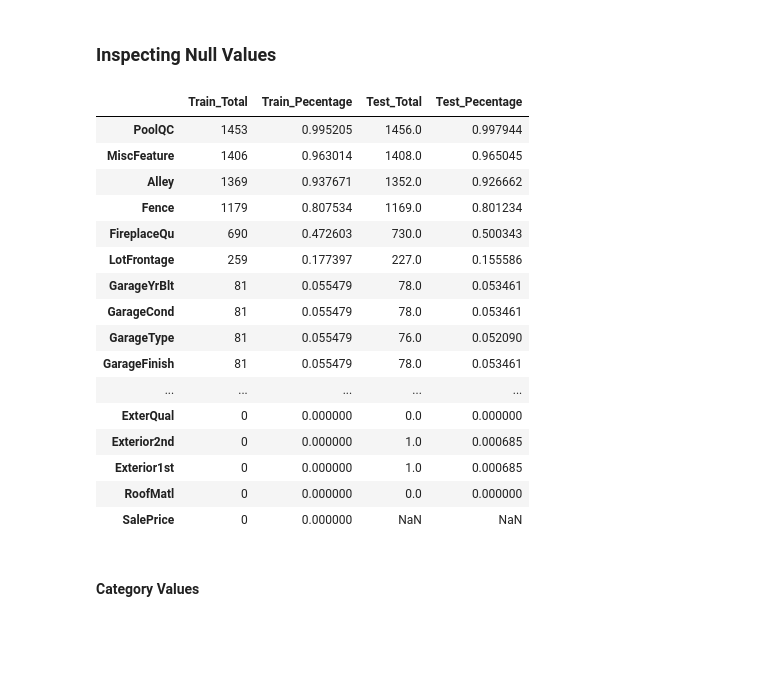
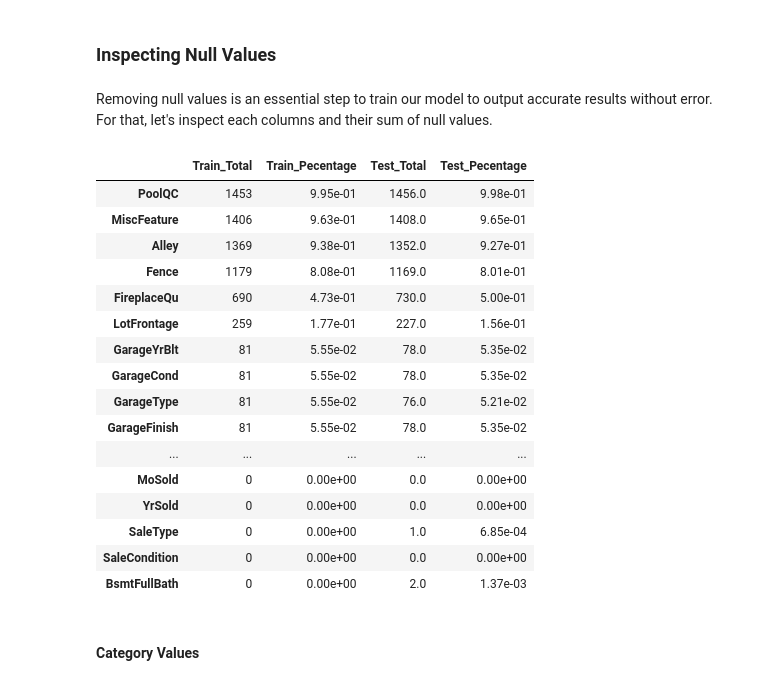
Before and after one commit to PrynsTag/Kaggle-Competitions, a Jupyter notebook: 02 - House Prices - Advanced Regression Techniques/house_prices_prediction.ipynb, the cells around one changed output. Drawn from its saved outputs; the diff is of its cells as text; code cells hidden in the pictures; blank space fills up the shorter version.

```diff
--- a/02 - House Prices - Advanced Regression Techniques/house_prices_prediction.ipynb
+++ b/02 - House Prices - Advanced Regression Techniques/house_prices_prediction.ipynb
@@ -21,6 +21,7 @@ test_data = pd.read_csv("./datasets/test.csv")
 pd.set_option("display.max_rows", 500)
 pd.set_option("display.max_columns", 500)
 pd.set_option("display.width", 500)
+pd.set_option("precision", 2)
 plt.style.use("dark_background")
 np.set_printoptions(precision=2)
 # %% [markdown]
@@ -97,38 +98,40 @@ Some insights for this data are:
 ## Data Cleaning
 # %% [markdown]
 ### Inspecting Null Values
+# %% [markdown]
+Removing null values is an essential step to train our model to output accurate results without error. For that, let's inspect each columns and their sum of null values.
 # %%
 # Train Data
 train_nulls = train_data.isnull().sum()
 train_percent = (train_data.isnull().sum()/train_data.isnull().count())
 train_missing_vals = pd.concat([train_nulls, train_percent], axis=1, keys=["Train_Total", "Train_Pecentage"]).sort_values(by="Train_Total", ascending=False)
 
 # Test Data
 test_nulls = test_data.isnull().sum()
 test_percent = (test_data.isnull().sum()/test_data.isnull().count())
 test_missing_vals = pd.concat([test_nulls, test_percent], axis=1, keys=["Test_Total", "Test_Pecentage"]).sort_values(by="Test_Total", ascending=False)
 
 total_null = pd.concat([train_missing_vals, test_missing_vals], axis=1, keys=["Train_Total", "Train_Pecentage", "Test_Total", "Test_Pecentage"])
 total_null.columns = total_null.columns.droplevel()
-total_null
+total_null.head(45)
 # %% [output]
 |  | Train_Total | Train_Pecentage | Test_Total | Test_Pecentage |
-| PoolQC | 1453 | 0.995205 | 1456.0 | 0.997944 |
-| MiscFeature | 1406 | 0.963014 | 1408.0 | 0.965045 |
-| Alley | 1369 | 0.937671 | 1352.0 | 0.926662 |
-| Fence | 1179 | 0.807534 | 1169.0 | 0.801234 |
-| FireplaceQu | 690 | 0.472603 | 730.0 | 0.500343 |
-| LotFrontage | 259 | 0.177397 | 227.0 | 0.155586 |
-| GarageYrBlt | 81 | 0.055479 | 78.0 | 0.053461 |
-| GarageCond | 81 | 0.055479 | 78.0 | 0.053461 |
-| GarageType | 81 | 0.055479 | 76.0 | 0.052090 |
-| GarageFinish | 81 | 0.055479 | 78.0 | 0.053461 |
+| PoolQC | 1453 | 9.95e-01 | 1456.0 | 9.98e-01 |
+| MiscFeature | 1406 | 9.63e-01 | 1408.0 | 9.65e-01 |
+| Alley | 1369 | 9.38e-01 | 1352.0 | 9.27e-01 |
+| Fence | 1179 | 8.08e-01 | 1169.0 | 8.01e-01 |
+| FireplaceQu | 690 | 4.73e-01 | 730.0 | 5.00e-01 |
+| LotFrontage | 259 | 1.77e-01 | 227.0 | 1.56e-01 |
+| GarageYrBlt | 81 | 5.55e-02 | 78.0 | 5.35e-02 |
+| GarageCond | 81 | 5.55e-02 | 78.0 | 5.35e-02 |
+| GarageType | 81 | 5.55e-02 | 76.0 | 5.21e-02 |
+| GarageFinish | 81 | 5.55e-02 | 78.0 | 5.35e-02 |
 | ... | ... | ... | ... | ... |
-| ExterQual | 0 | 0.000000 | 0.0 | 0.000000 |
-| Exterior2nd | 0 | 0.000000 | 1.0 | 0.000685 |
-| Exterior1st | 0 | 0.000000 | 1.0 | 0.000685 |
-| RoofMatl | 0 | 0.000000 | 0.0 | 0.000000 |
-| SalePrice | 0 | 0.000000 | NaN | NaN |
+| MoSold | 0 | 0.00e+00 | 0.0 | 0.00e+00 |
+| YrSold | 0 | 0.00e+00 | 0.0 | 0.00e+00 |
+| SaleType | 0 | 0.00e+00 | 1.0 | 6.85e-04 |
+| SaleCondition | 0 | 0.00e+00 | 0.0 | 0.00e+00 |
+| BsmtFullBath | 0 | 0.00e+00 | 2.0 | 1.37e-03 |
 # %% [markdown]
 #### Category Values
 # %%
```
Also changed, not shown: parts of 36 cells of this notebook, 1 other file.
